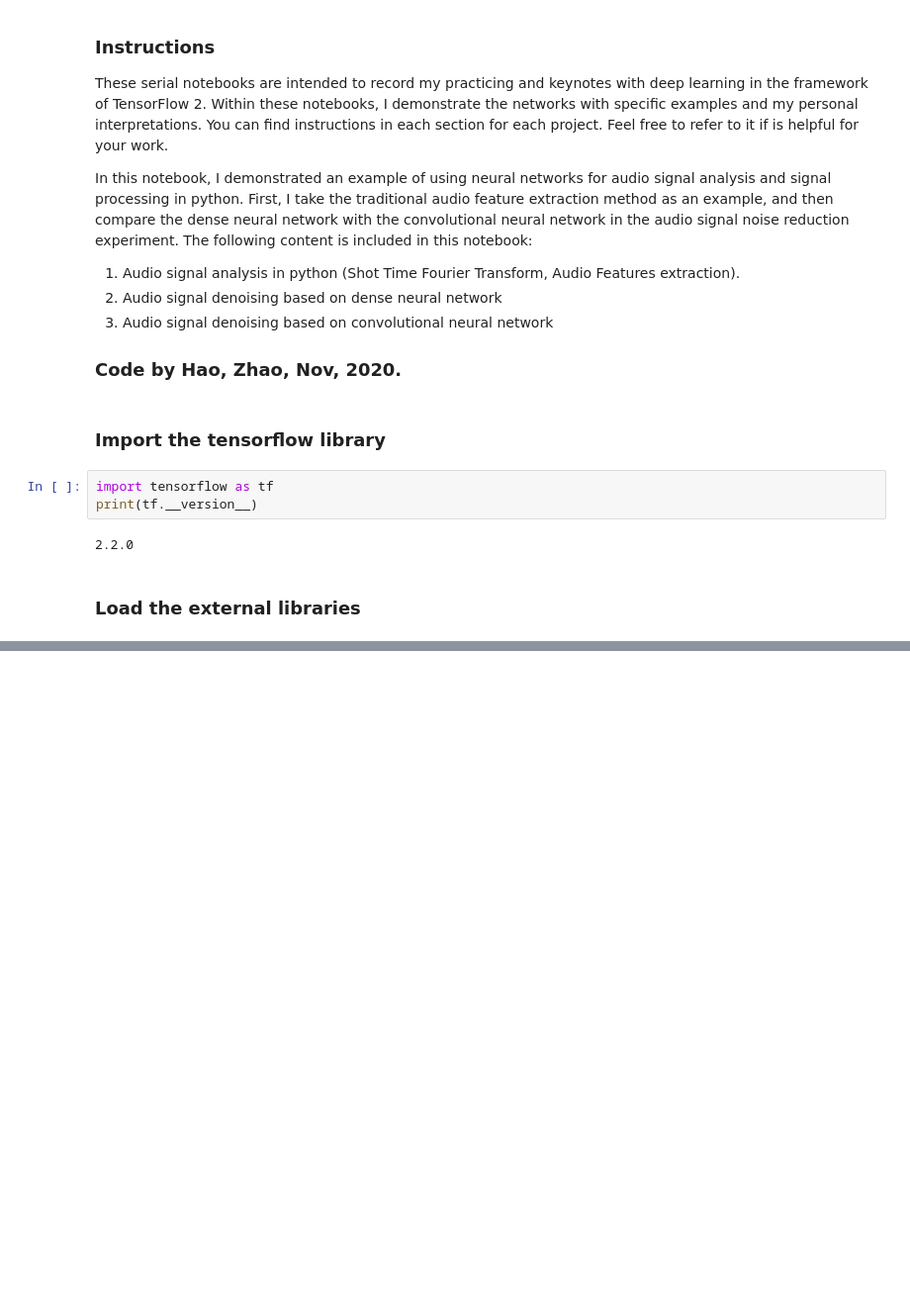
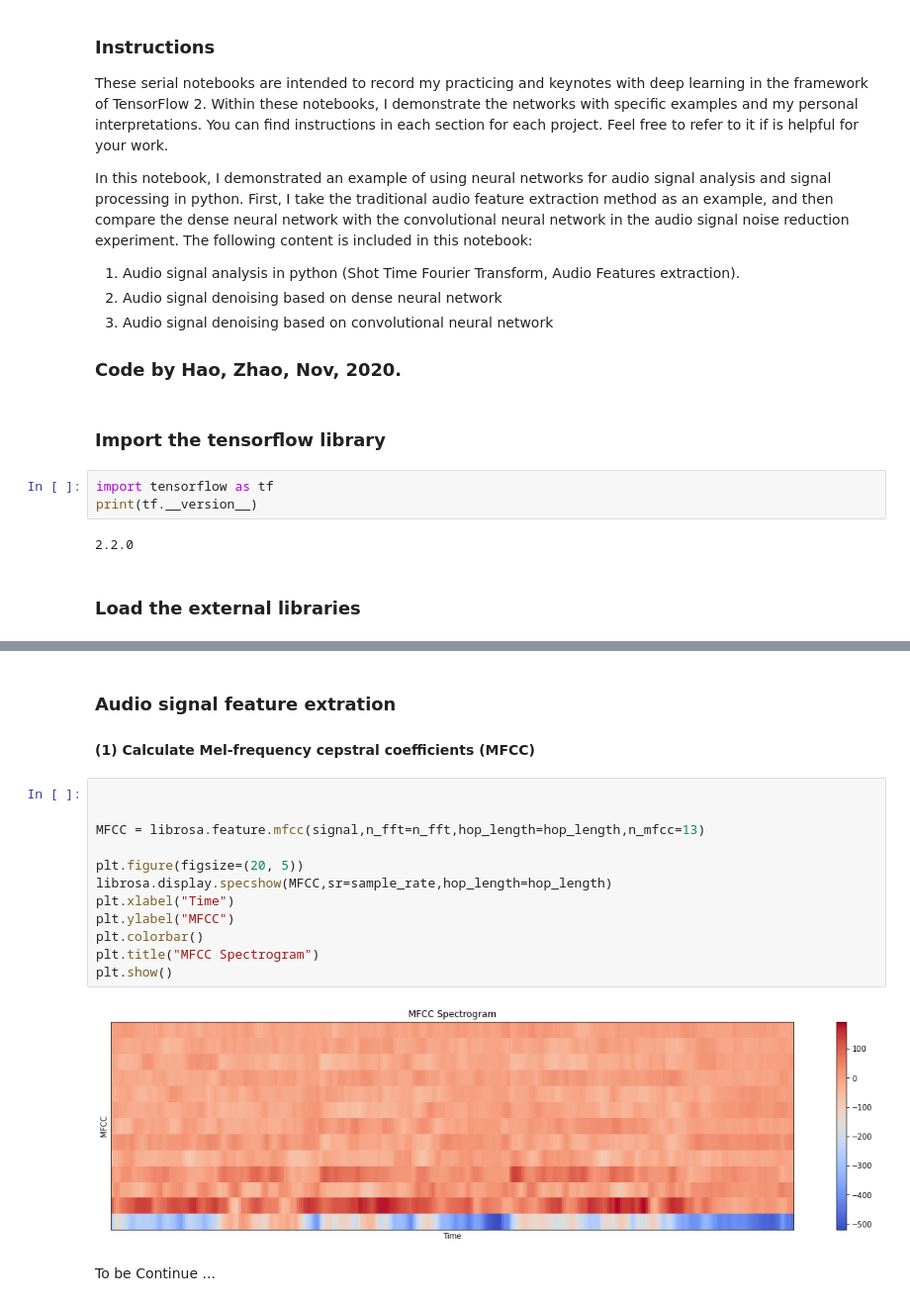
Before and after one commit to haozh7109/Machine-learning-and-deep-learning-project-and-practice, a Jupyter notebook: 06_My_Tensorflow2_Applications/JupyterNoteBook_Keynotes/TF2_Audio_Signal_Processing_with_NeuralNetwork.ipynb, the cells around one changed output, grey strips where cells are left out. Shown at 99% size. Drawn from its saved outputs; the diff is of its cells as text; blank space fills up the shorter version.

```diff
--- a/06_My_Tensorflow2_Applications/JupyterNoteBook_Keynotes/TF2_Audio_Signal_Processing_with_NeuralNetwork.ipynb
+++ b/06_My_Tensorflow2_Applications/JupyterNoteBook_Keynotes/TF2_Audio_Signal_Processing_with_NeuralNetwork.ipynb
@@ -36,0 +88,20 @@ from tensorflow.keras.layers import Dense,BatchNormalization,Dropout,Conv1D,Simp
+# %% [markdown]
+### Audio signal feature extration
+
+#### (1) Calculate Mel-frequency cepstral coefficients (MFCC)
+# %%
+
+
+MFCC = librosa.feature.mfcc(signal,n_fft=n_fft,hop_length=hop_length,n_mfcc=13)
+
+plt.figure(figsize=(20, 5))
+librosa.display.specshow(MFCC,sr=sample_rate,hop_length=hop_length)
+plt.xlabel("Time")
+plt.ylabel("MFCC")
+plt.colorbar()
+plt.title("MFCC Spectrogram")
+plt.show()
+# %% [output]
+[figure, added]
+# %% [markdown]
+To be Continue ...
```
Also changed, not shown: parts of 7 cells of this notebook.
